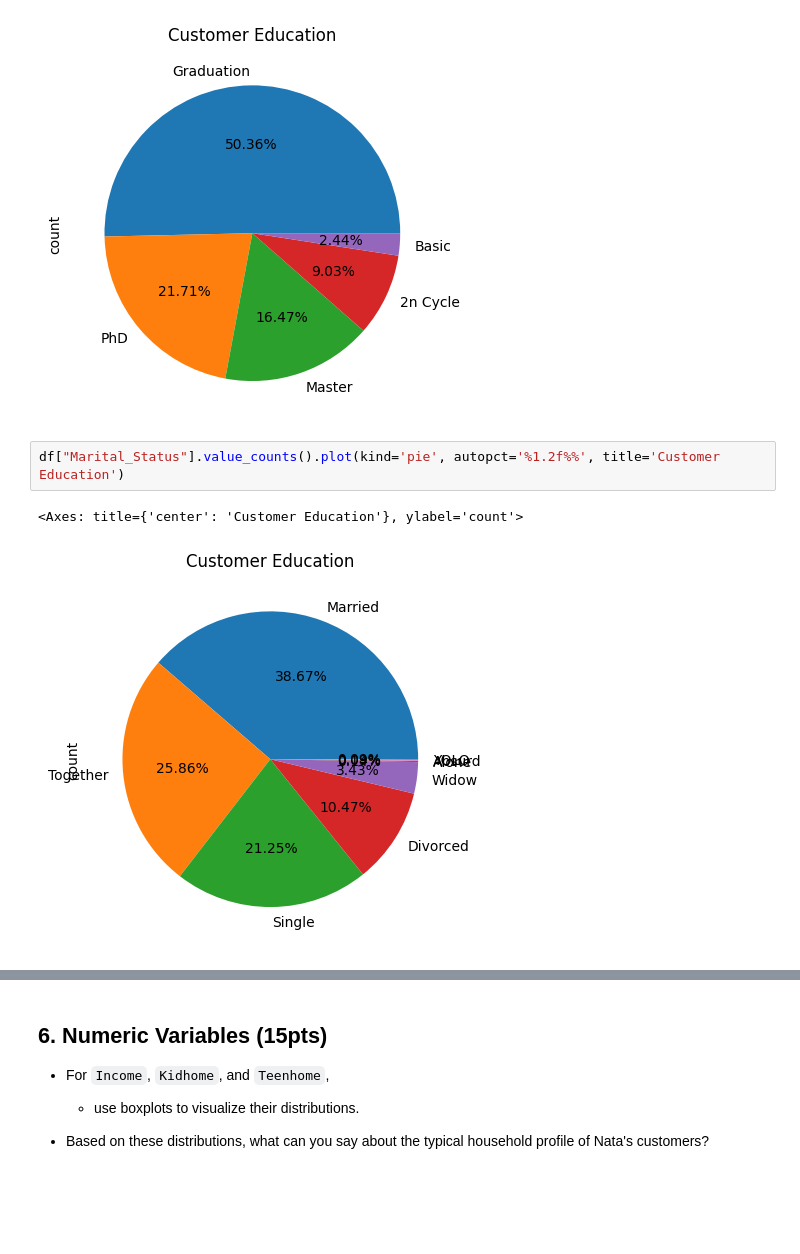
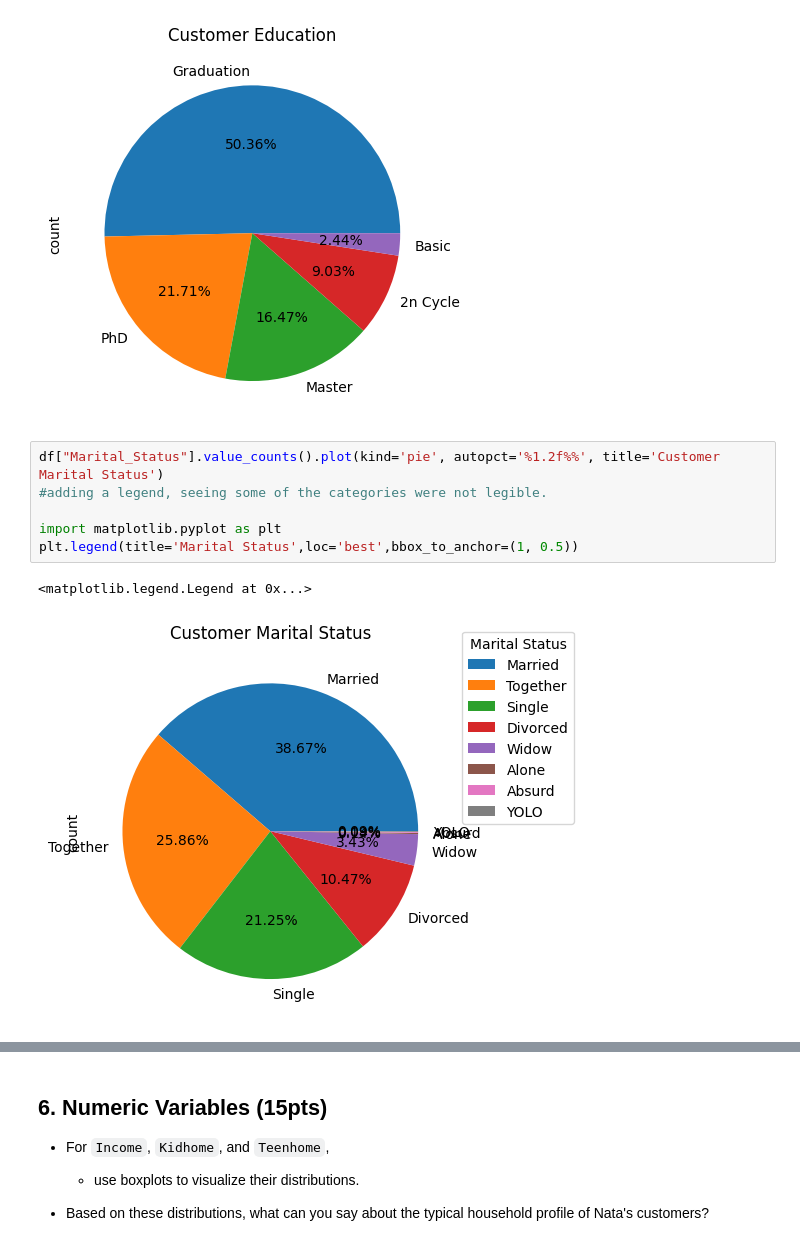
Before and after one commit to Data-Analytics-with-Python/individual-assignment-i-rayoen0, a Jupyter notebook: Assignment_Notebook_1.ipynb, the cells around one changed output, grey strips where cells are left out. Cells and saved outputs as stored; diff of their text form; blank space fills up the shorter version.

```diff
--- a/Assignment_Notebook_1.ipynb
+++ b/Assignment_Notebook_1.ipynb
@@ -276,8 +313,12 @@ df["Education"].value_counts().plot(kind='pie', autopct='%1.2f%%', title='Custom
 # %% [output]
 <Axes: title={'center': 'Customer Education'}, ylabel='count'>
 [figure]
-# %%
-df["Marital_Status"].value_counts().plot(kind='pie', autopct='%1.2f%%', title='Customer Education')
-# %% [output]
-<Axes: title={'center': 'Customer Education'}, ylabel='count'>
-[figure, removed]
+# %%
+df["Marital_Status"].value_counts().plot(kind='pie', autopct='%1.2f%%', title='Customer Marital Status')
+#adding a legend, seeing some of the categories were not legible.
+
+import matplotlib.pyplot as plt
+plt.legend(title='Marital Status',loc='best',bbox_to_anchor=(1, 0.5))
+# %% [output]
+<matplotlib.legend.Legend at 0x...>
+[figure, added]
```
Also changed, not shown: parts of 14 cells of this notebook.
